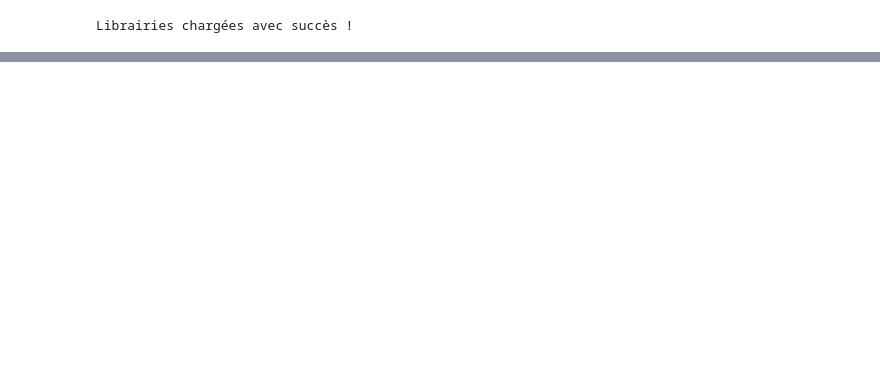
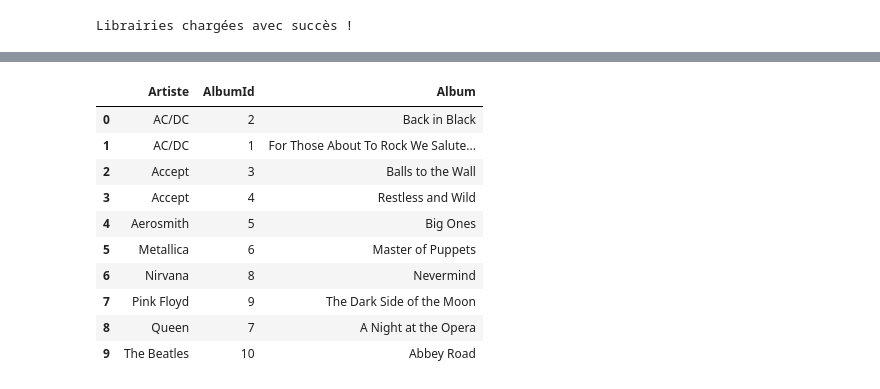
Before and after one commit to dina-yahiaoui/btp-projet-container, a Jupyter notebook: notebooks/analysis.ipynb, the cells around one changed output, grey strips where cells are left out. Cells and saved outputs as stored; diff of their text form; code cells hidden in the pictures; blank space fills up the shorter version.

```diff
--- a/notebooks/analysis.ipynb
+++ b/notebooks/analysis.ipynb
@@ -54,0 +31,21 @@ plt.show()
+# %%
+tables = ["Artist", "Album", "Genre", "MediaType", "Track"]
+
+rows = []
+try:
+    conn = get_connection()
+    cursor = conn.cursor(dictionary=True)
+
+    for t in tables:
+        cursor.execute(f"SELECT COUNT(*) AS n FROM {t}")
+        n = cursor.fetchone()["n"]
+        rows.append({"Table": t, "Nombre de lignes": n})
+
+    cursor.close()
+    conn.close()
+
+    import pandas as pd
+    pd.DataFrame(rows)
+
+except Exception as e:
+    print("❌ Erreur :", e)
@@ -54,0 +63,25 @@ plt.show()
+# %%
+with get_connection() as conn:
+    sql = """
+    SELECT a.Name AS Artiste,
+           al.AlbumId,
+           al.Title AS Album
+    FROM Artist a
+    JOIN Album al ON a.ArtistId = al.ArtistId
+    ORDER BY a.Name, al.Title;
+    """
+    df_albums = pd.read_sql(sql, conn)
+
+df_albums
+# %% [output]
+|  | Artiste | AlbumId | Album |
+| 0 | AC/DC | 2 | Back in Black |
+| 1 | AC/DC | 1 | For Those About To Rock We Salute... |
+| 2 | Accept | 3 | Balls to the Wall |
+| 3 | Accept | 4 | Restless and Wild |
+| 4 | Aerosmith | 5 | Big Ones |
+| 5 | Metallica | 6 | Master of Puppets |
+| 6 | Nirvana | 8 | Nevermind |
+| 7 | Pink Floyd | 9 | The Dark Side of the Moon |
+| 8 | Queen | 7 | A Night at the Opera |
+| 9 | The Beatles | 10 | Abbey Road |
```
Also changed, not shown: parts of 8 cells of this notebook, 7 other files.
